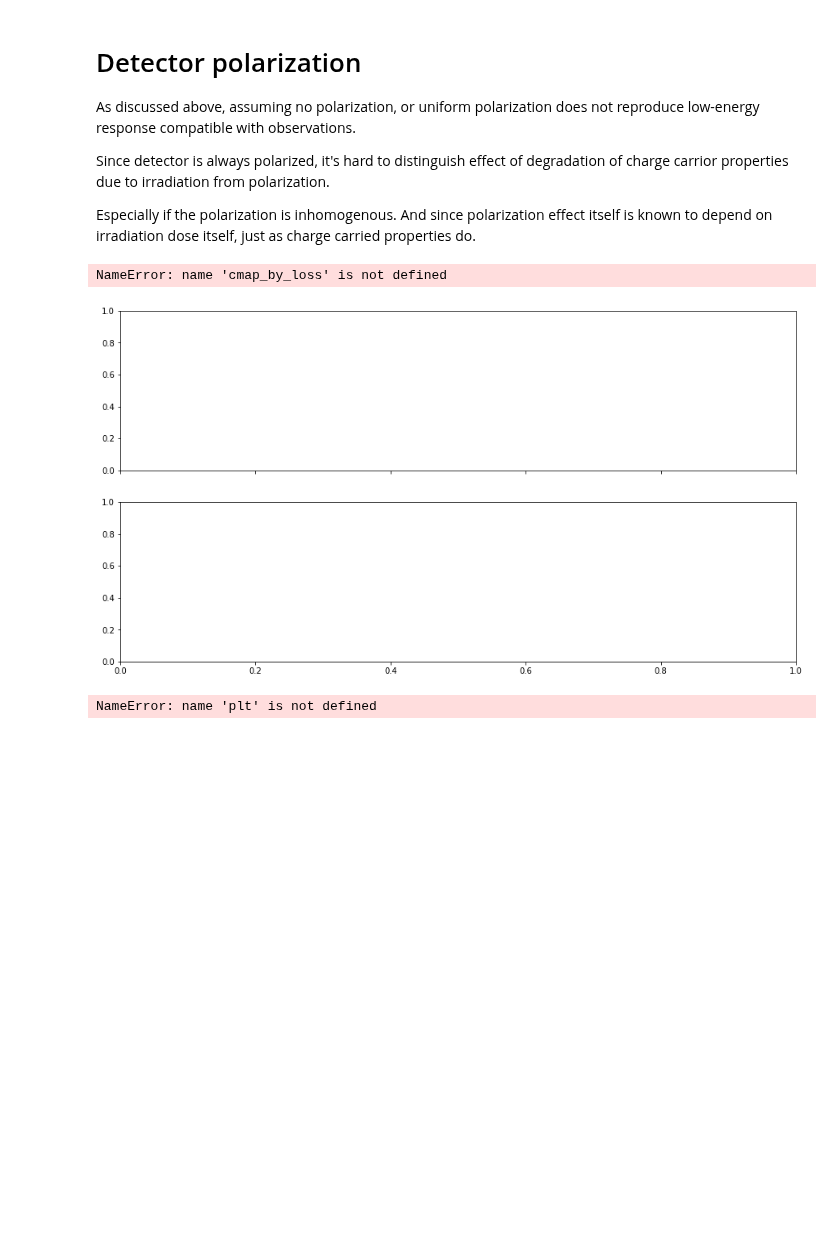
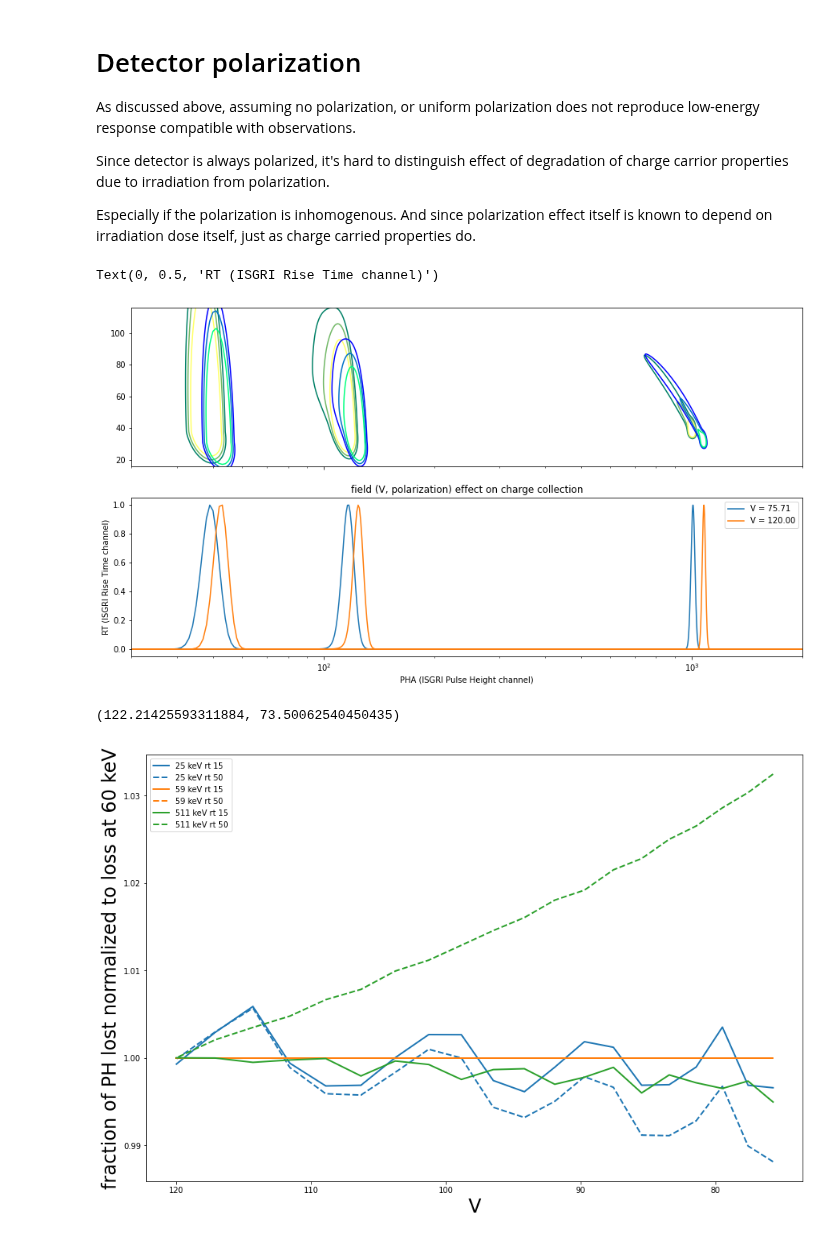
Before and after one commit to volodymyrss/integral-ibis-isgri-le-response, a Jupyter notebook: readme.ipynb, the cells around one changed output. Cells and saved outputs as stored; diff of their text form; code cells hidden in the pictures; blank space fills up the shorter version.

```diff
--- a/readme.ipynb
+++ b/readme.ipynb
@@ -291,8 +317,8 @@ lrt_lines = []
 f, (ax1,ax2) = plt.subplots(2,1, figsize=(15, 8), sharex=True)
 
 #for tau_loss_factor in np.logspace(-1., 0, 3):
-N = 5
-for i_loss, V_loss_factor in enumerate(np.logspace(-0.1, 0, N)):
+N = 20
+for i_loss, V_loss_factor in enumerate(np.logspace(-0.2, 0, N)):
     det = bipar_model.detector()
     #det.tau_e = det_base.tau_e * tau_loss_factor
     det.V = det_base.V * V_loss_factor
@@ -320,7 +346,7 @@ for i_loss, V_loss_factor in enumerate(np.logspace(-0.1, 0, N)):
 
         if i_loss % (N-1) == 0:
             ax1.contour(pha_2d, rt_2d, _bip**0.5, levels=np.logspace(-0.5, -0.3, 3)*np.nanmax(_bip**0.5),
-                        cmap=cmap_by_loss[int(i_loss/(N-1))]
+                        cmap=cmap_sequence[int(i_loss/(N-1))]
             )
 
             c = ax2.plot(
@@ -350,36 +376,37 @@ plt.ylabel('RT (ISGRI Rise Time channel)')
 # for vl in lrt_lines:
 #     plt.axvline(vl['mean_pha'])
 # %% [output]
-NameError: name 'cmap_by_loss' is not defined
+Text(0, 0.5, 'RT (ISGRI Rise Time channel)')
-[figure, old version]
+[figure, new version]
 # %%
 plt.figure(figsize=(15, 10))
 
 for en in set([l['energy'] for l in lrt_lines]):
     c = None
     ls_list=['-','--']
     for rt1 in [15, 50]:
         normal_phas = np.array([l['mean_pha'] for l in lrt_lines if l['energy'] == 59 and l['rt1'] == rt1])
         normal_phas /= np.nanmax(normal_phas)
 
         mean_phas = np.array([l['mean_pha'] for l in lrt_lines if l['energy'] == en and l['rt1'] == rt1])
         c=plt.plot(
             [l['V'] for l in lrt_lines if l['energy'] == en  and l['rt1'] == rt1],
             mean_phas/np.nanmax(mean_phas)/normal_phas,
             label=f"{en} keV rt {rt1}",
             c=c,
             ls=ls_list.pop(0),
             lw=2
         )[0].get_color()
 
 plt.legend()
 #plt.semilogx()
 plt.xlabel(r"V", size=24)
-plt.ylabel(r"fraction of PH xx lost", size=24)
+plt.ylabel(r"fraction of PH lost normalized to loss at 60 keV", size=24)
 
 ax=plt.gca()
 ax.set_xlim(ax.get_xlim()[::-1])
 # %% [output]
-NameError: name 'plt' is not defined
+(122.21425593311884, 73.50062540450435)
+[figure, added]
 # %% [markdown]
 As shown in the picture above, drop of the bias `V` (or, more directly, field `E`) leading to drop in the field in the detector, would cause more rapid loss of gain at low energy than at high energy. Which is the opposite of what is observed.
```
Also changed, not shown: parts of 14 cells of this notebook, 1 other file.
